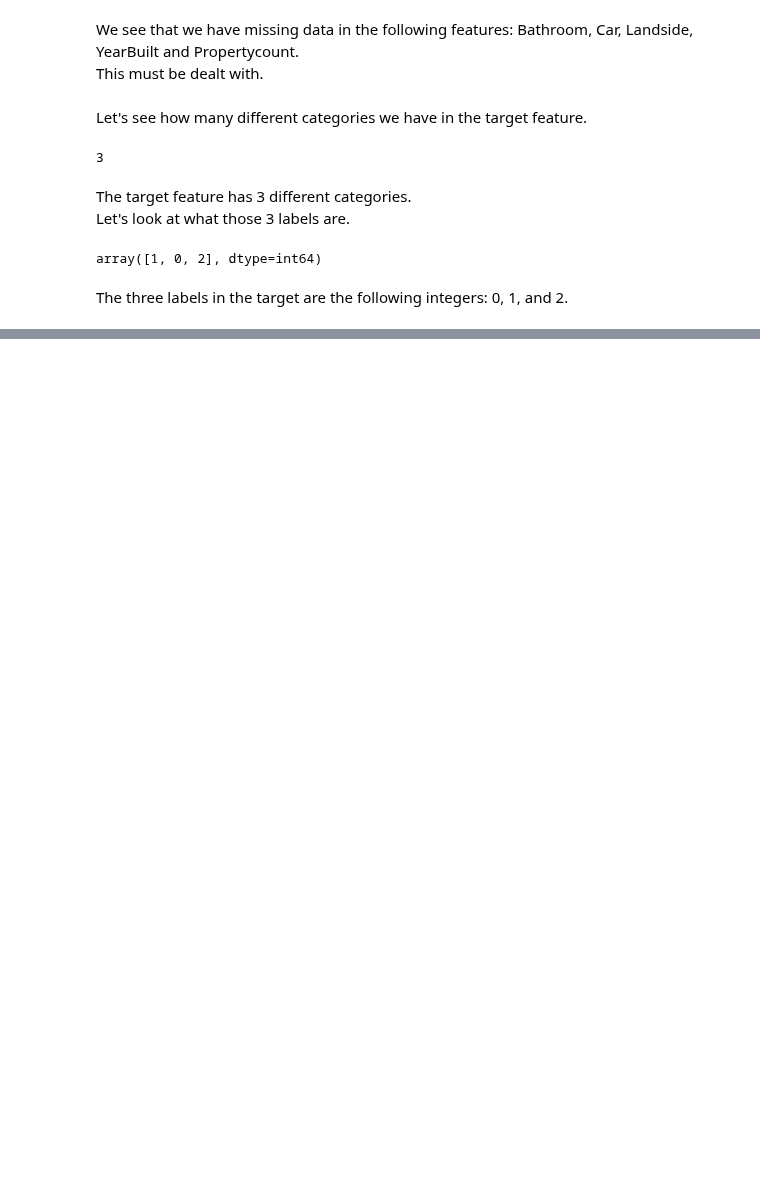
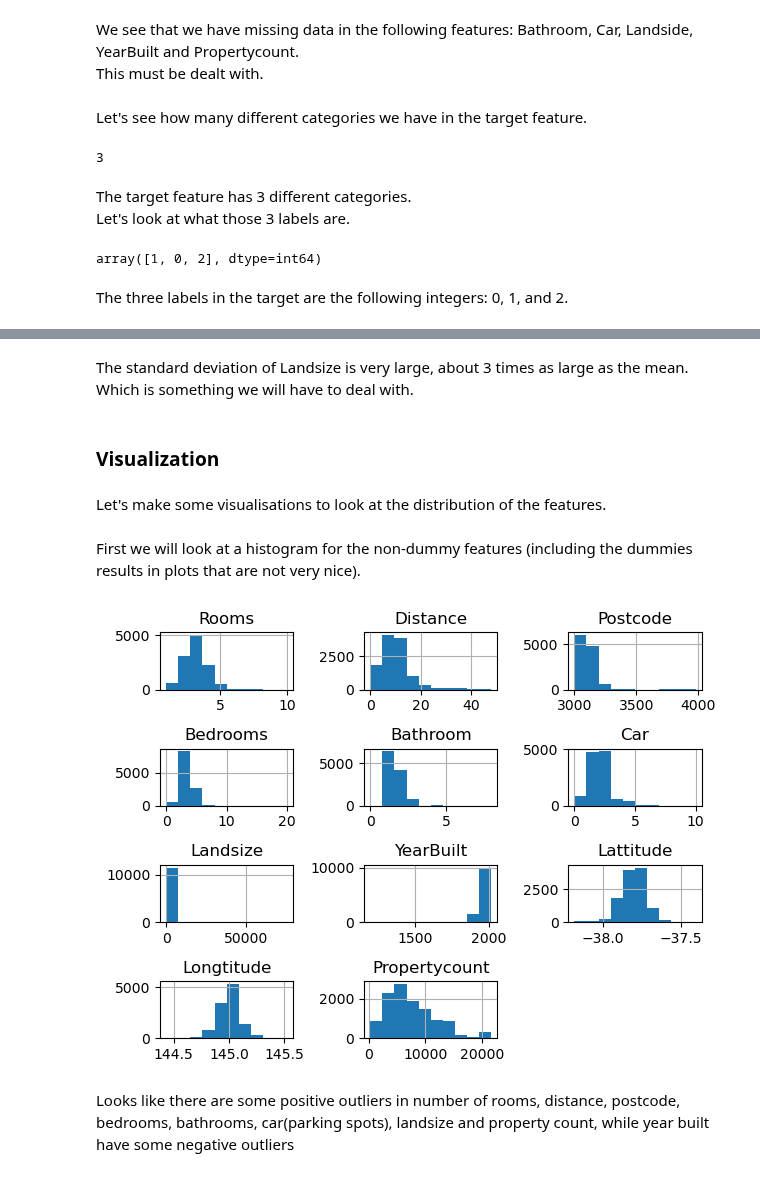
Before and after one commit to KristofferHemm/housepriceprediction, a Jupyter notebook: housepriceprediction.ipynb, the cells around one changed output, grey strips where cells are left out. Drawn from its saved outputs; the diff is of its cells as text; code cells hidden in the pictures; blank space fills up the shorter version.

Commit message:
added histogram

```diff
--- a/housepriceprediction.ipynb
+++ b/housepriceprediction.ipynb
@@ -182,0 +182,16 @@ The standard deviation of Landsize is very large, about 3 times as large as the
+# %% [markdown]
+The standard deviation of Landsize is very large, about 3 times as large as the mean. Which is something we will have to deal with.
+# %% [markdown]
+### Visualization
+# %% [markdown]
+Let's make some visualisations to look at the distribution of the features.
+# %% [markdown]
+First we will look at a histogram for the non-dummy features (including the dummies results in plots that are not very nice).
+# %%
+imputed_df.iloc[:,:11].hist()
+plt.tight_layout()
+plt.show()
+# %% [output]
+[figure, added]
+# %% [markdown]
+Looks like there are some positive outliers in number of rooms, distance, postcode, bedrooms, bathrooms, car(parking spots), landsize and property count, while year built have some negative outliers
```
Also changed, not shown: parts of 26 cells of this notebook.
